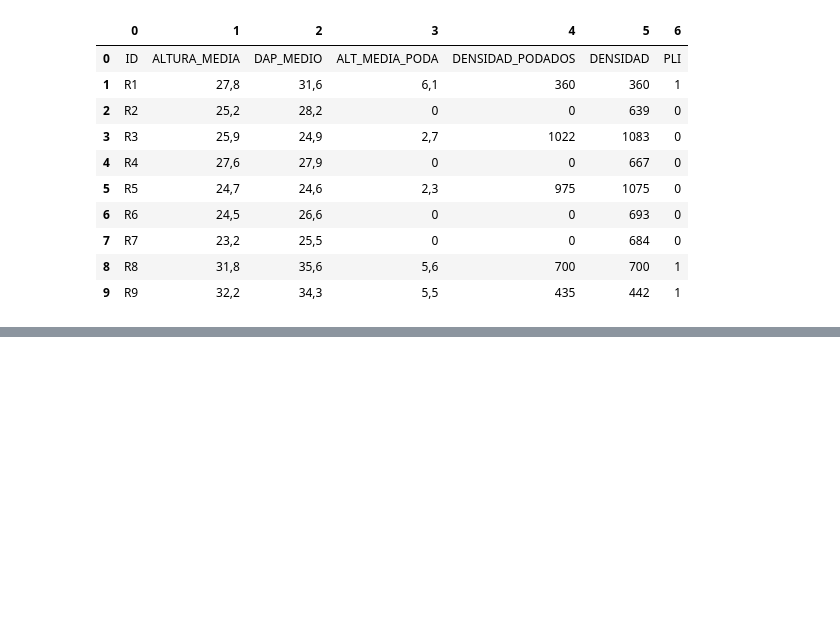
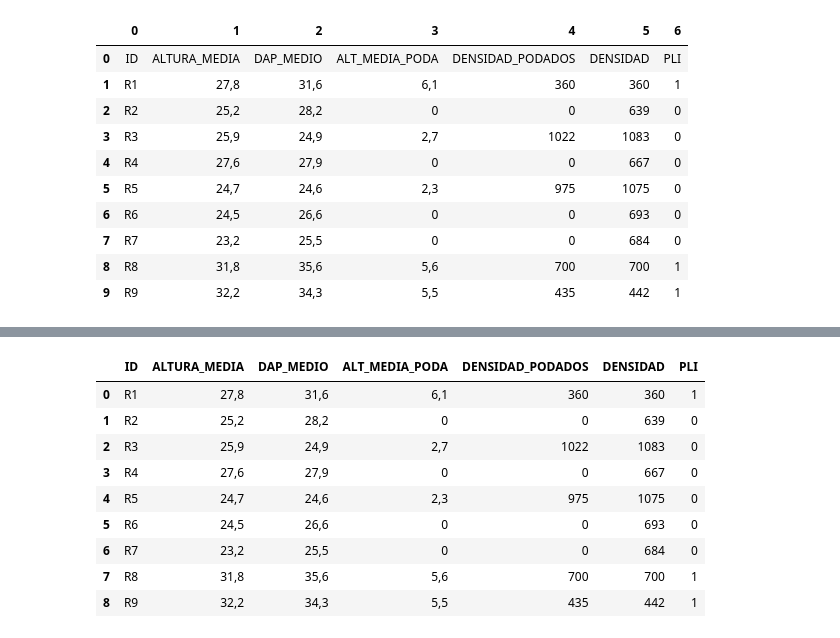
Before and after one commit to patosaid/apuntes_python, a Jupyter notebook: librerias_python.ipynb, the cells around one changed output, grey strips where cells are left out. Drawn from its saved outputs; the diff is of its cells as text; code cells hidden in the pictures; blank space fills up the shorter version.

```diff
--- a/librerias_python.ipynb
+++ b/librerias_python.ipynb
@@ -250,0 +269,15 @@ pd.DataFrame.from_records(rows)
+# %%
+  df = pd.DataFrame(rows) # este queda la caga, en la siguienta linea lo arregle pero debe ser de otra manera creo
+  df = pd.DataFrame(rows[1:len(rows)+1], columns = rows[0])
+  df
+# %% [output]
+|  | ID | ALTURA_MEDIA | DAP_MEDIO | ALT_MEDIA_PODA | DENSIDAD_PODADOS | DENSIDAD | PLI |
+| 0 | R1 | 27,8 | 31,6 | 6,1 | 360 | 360 | 1 |
+| 1 | R2 | 25,2 | 28,2 | 0 | 0 | 639 | 0 |
+| 2 | R3 | 25,9 | 24,9 | 2,7 | 1022 | 1083 | 0 |
+| 3 | R4 | 27,6 | 27,9 | 0 | 0 | 667 | 0 |
+| 4 | R5 | 24,7 | 24,6 | 2,3 | 975 | 1075 | 0 |
+| 5 | R6 | 24,5 | 26,6 | 0 | 0 | 693 | 0 |
+| 6 | R7 | 23,2 | 25,5 | 0 | 0 | 684 | 0 |
+| 7 | R8 | 31,8 | 35,6 | 5,6 | 700 | 700 | 1 |
+| 8 | R9 | 32,2 | 34,3 | 5,5 | 435 | 442 | 1 |
```
Also changed, not shown: parts of 10 cells of this notebook.
